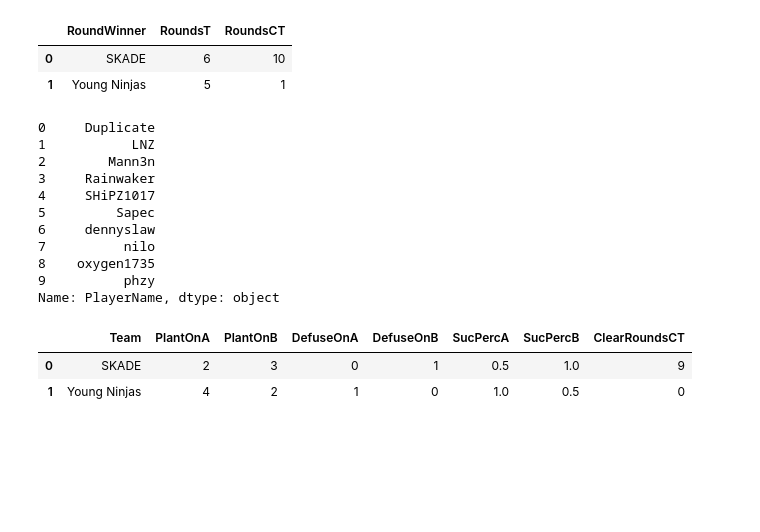
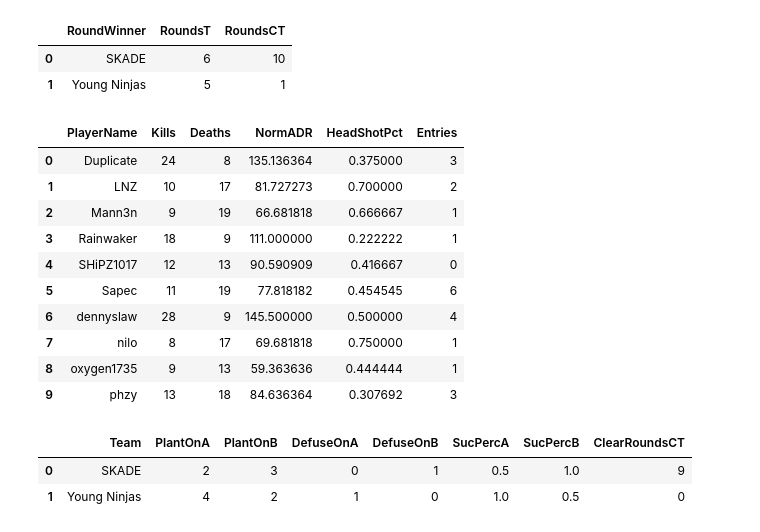
Before and after one commit to Wazti/csgo-api, a Jupyter notebook: csgo/parser.ipynb, the cells around one changed output. Cells and saved outputs as stored; diff of their text form; code cells hidden in the pictures; blank space fills up the shorter version.

```diff
--- a/csgo/parser.ipynb
+++ b/csgo/parser.ipynb
@@ -68,45 +71,45 @@ def getPlayerInfo (data):
     deaths =  kill_data.groupby(["VictimName"]).size().reset_index(name="Deaths")
     total_rounds = data["Rounds"].shape[0]
     kills["Entries"] = np.zeros(kills.shape[0],dtype=int)
     for ind,kill in enumerate(kill_data["RoundNum"], start=0):
         if (ind == 0) :
             kills.loc[kills["AttackerName"] == kill_data["AttackerName"][ind], "Entries"] += 1
             continue
         if (kill_data["RoundNum"][ind - 1] != kill_data["RoundNum"][ind]):
             kills.loc[kills["AttackerName"] == kill_data["AttackerName"][ind], "Entries"] += 1
             continue
         kills= kills[kills["AttackerName"] != "NA"]
     # Add Armor damage to the HP damage for each damage entry to get total damage
     data["Damages"]["HpDamageArmor"] = data["Damages"]["HpDamage"] + data["Damages"]["ArmorDamage"]
     data["Damages"]["KillHpDamageArmor"] = data["Damages"]["KillHpDamage"] + data["Damages"]["ArmorDamage"]
     #Perctange headshots
     head_per = data["Kills"].groupby("AttackerName").IsHeadshot.mean().reset_index(name="HeadShotPct")
     # Calculate
     adr = (data["Damages"].groupby(["AttackerName"])["HpDamageArmor", "KillHpDamageArmor"].sum()/total_rounds).reset_index()
     adr.columns = ["PlayerName", "RawADR", "NormADR"]
     adr = adr[adr["PlayerName"] != "NA"]
     final_data = kills.merge(deaths, left_on="AttackerName", right_on="VictimName").merge(adr, left_on="VictimName", right_on ="PlayerName")
     final_data = final_data.merge(head_per,left_on="AttackerName", right_on="AttackerName" )
     final_data = final_data[["PlayerName", "Kills", "Deaths", "NormADR","HeadShotPct", "Entries"]]
     return final_data
-getPlayerInfo(demo_data)["PlayerName"]
+getPlayerInfo(demo_data)
 # smoke_thrown = data["Grenades"][data["Grenades"]["GrenadeType"].isin(["Smoke"])].groupby("PlayerName").size().reset_index(name="SmokeThrown")
 # # You can also write the demofile data to JSON using
 # smoke_thrown
 # demo_data["Kills"]
 # list(filter(lambda x: x > 1, demo_data["Kills"]["RoundNum"]))
 # %% [output]
-0     Duplicate
-1           LNZ
-2        Mann3n
-3     Rainwaker
-4     SHiPZ1017
-5         Sapec
-6     dennyslaw
-7          nilo
-8    oxygen1735
-9          phzy
-Name: PlayerName, dtype: object
+|  | PlayerName | Kills | Deaths | NormADR | HeadShotPct | Entries |
+| 0 | Duplicate | 24 | 8 | 135.136364 | 0.375000 | 3 |
+| 1 | LNZ | 10 | 17 | 81.727273 | 0.700000 | 2 |
+| 2 | Mann3n | 9 | 19 | 66.681818 | 0.666667 | 1 |
+| 3 | Rainwaker | 18 | 9 | 111.000000 | 0.222222 | 1 |
+| 4 | SHiPZ1017 | 12 | 13 | 90.590909 | 0.416667 | 0 |
+| 5 | Sapec | 11 | 19 | 77.818182 | 0.454545 | 6 |
+| 6 | dennyslaw | 28 | 9 | 145.500000 | 0.500000 | 4 |
+| 7 | nilo | 8 | 17 | 69.681818 | 0.750000 | 1 |
+| 8 | oxygen1735 | 9 | 13 | 59.363636 | 0.444444 | 1 |
+| 9 | phzy | 13 | 18 | 84.636364 | 0.307692 | 3 |
 # %%
 # Считаем количество поставленных бомб на разные планты
 plant_a = demo_data["BombEvents"][demo_data["BombEvents"]["EventType"] == "Plant"][demo_data["BombEvents"]["BombSite"] == "A"].groupby("Team").size().reset_index(name="PlantOnA")
```
Also changed, not shown: parts of 9 cells of this notebook, 8 other files.
